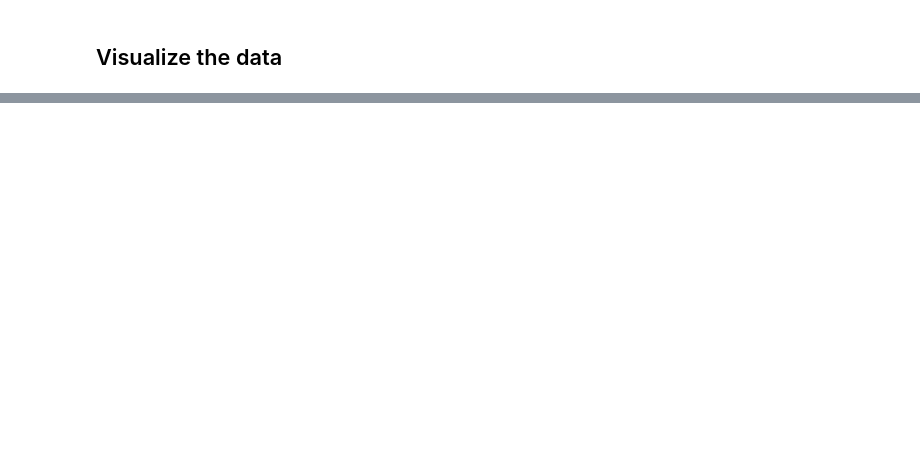
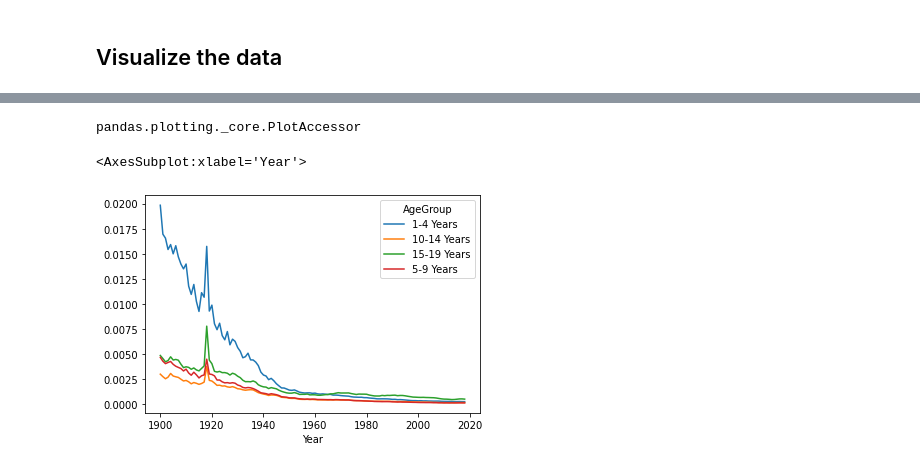
Before and after one commit to hekaplex/2022_03_DSI_WD, a Jupyter notebook: drew.minkin@divergence.one/py/EDA Python Lessons/Pandas/04 Advanced Pandas and Basic Plots.ipynb, the cells around one changed output, grey strips where cells are left out. Saved outputs shown, nothing was run; the diff lists cells and outputs as text; code cells hidden in the pictures; blank space fills up the shorter version.

```diff
--- a/drew.minkin@divergence.one/py/EDA Python Lessons/Pandas/04 Advanced Pandas and Basic Plots.ipynb
+++ b/drew.minkin@divergence.one/py/EDA Python Lessons/Pandas/04 Advanced Pandas and Basic Plots.ipynb
@@ -498,3 +577,12 @@ mortality_data.pivot(index='Year',columns='AgeGroup')['DeathRate'].plot()
+# %%
+mortality_data.pivot(index='Year',columns='AgeGroup')['DeathRate'].plot()
+# %% [output]
+pandas.plotting._core.PlotAccessor
+# %%
+mortality_data.pivot(index='Year',columns='AgeGroup')['DeathRate'].plot()
+# %% [output]
+<AxesSubplot:xlabel='Year'>
+[figure, added]
 # %%
 mortality_data.groupby('AgeGroup')['DeathRate'] \
     .agg(['mean','median','std'])
```
Also changed, not shown: parts of 15 cells of this notebook.
